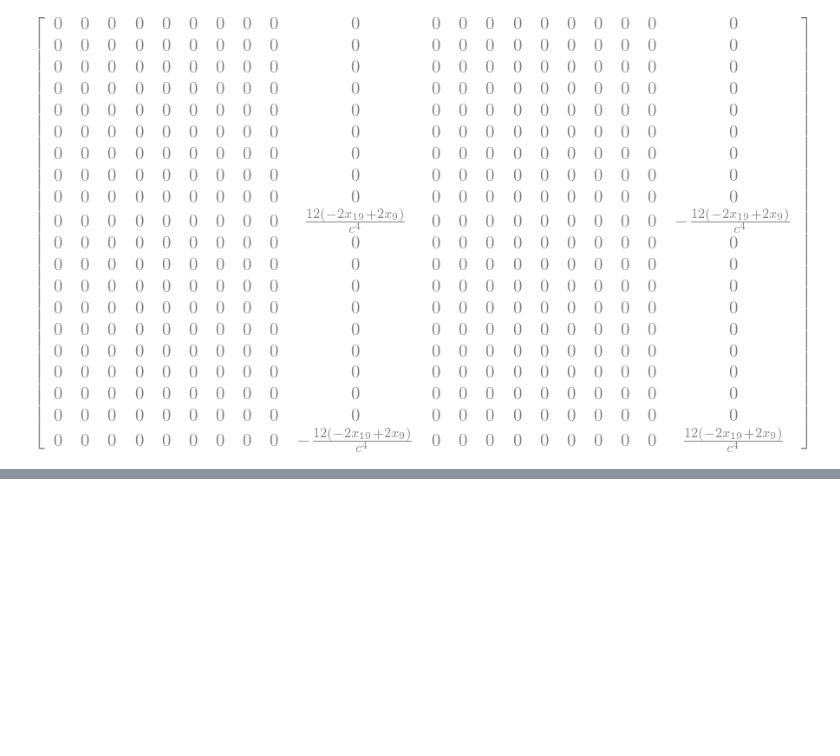
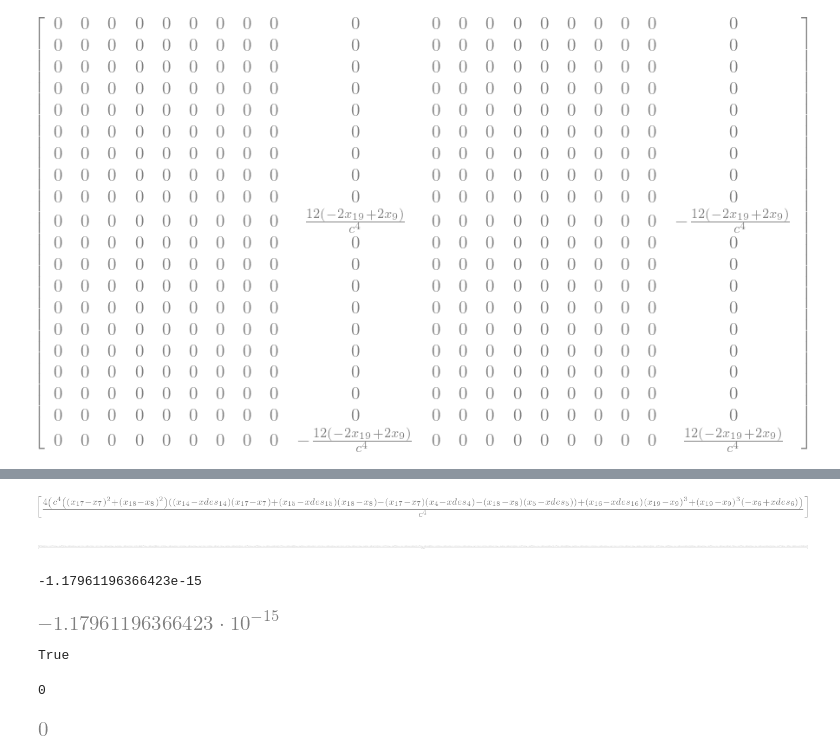
Before and after one commit to JasonTStanley/MultiDroneSim, a Jupyter notebook: cbf/symb_lie_deriv.ipynb, the cells around one changed output, grey strips where cells are left out. Cells and saved outputs as stored; diff of their text form; code cells hidden in the pictures; blank space fills up the shorter version.

```diff
--- a/cbf/symb_lie_deriv.ipynb
+++ b/cbf/symb_lie_deriv.ipynb
@@ -73,0 +288,14 @@ dhdx3[9][:, :]
+# %%
+xdot = A @ xhat + B @ u
+hdot = sym_dhdx.T @ xdot
+hdot.simplify()
+
+h2dot = hdot.jacobian(x) @ xdot
+h2dot.simplify()
+
+dh2dotdx = h2dot.jacobian(x)
+dh2dotdx.simplify()
+
+h3dot = dh2dotdx @ xdot
+h3dot.simplify()
+h3dot
@@ -73,0 +304,8 @@ dhdx3[9][:, :]
+# %%
+hdot
+# %% [output]
+[figure, added]
+# %%
+h2dot
+# %% [output]
+[figure, added]
@@ -73,0 +316,46 @@ dhdx3[9][:, :]
+# %%
+diff_h2dot = my_h2dot[0] - h2dot[0]
+def sample_random(expr):
+    x1rand = np.random.rand(10)
+    x2rand = np.random.rand(10)
+    urand = np.random.rand(8)
+    crand = np.random.rand(1)
+    Dsrand = np.random.rand(1)
+    massrand = np.random.rand(1)
+    grand = np.random.rand(1)
+    xdes1rand = np.random.rand(10)
+    xdes2rand = np.random.rand(10)
+    expr = expr.subs(c, crand[0])
+    expr = expr.subs(Ds, Dsrand[0])
+    expr = expr.subs(mass, massrand[0])
+    expr = expr.subs(g, grand[0])
+    for i in range(10):
+        expr = expr.subs(x1[i], x1rand[i])
+        expr = expr.subs(x2[i], x2rand[i])
+        expr = expr.subs(xdes1[i], xdes1rand[i])
+        expr = expr.subs(xdes2[i], xdes2rand[i])
+    for i in range(8):
+        expr = expr.subs(u[i], urand[i])
+    print(expr)
+    return expr
+sample_random(diff_h2dot)
+# %% [output]
+-1.17961196366423e-15
+[figure, added]
+# %%
+
+h3dot_exp = h3dot[0].expand()
+my_h3dot_exp = my_h3dot[0].expand()
+bool_eq = bool(h3dot_exp == my_h3dot_exp)
+print(bool_eq)
+# %% [output]
+True
+# %%
+
+difference_h3dot = my_h3dot_exp - h3dot_exp
+
+difference_h3dot = difference_h3dot.simplify()
+
+print(difference_h3dot)
+# %% [output]
+0
@@ -73,0 +372,4 @@ dhdx3[9][:, :]
+# %%
+difference_h3dot
+# %% [output]
+[figure, added]
```
Also changed, not shown: parts of 19 cells of this notebook, 21 other files.
